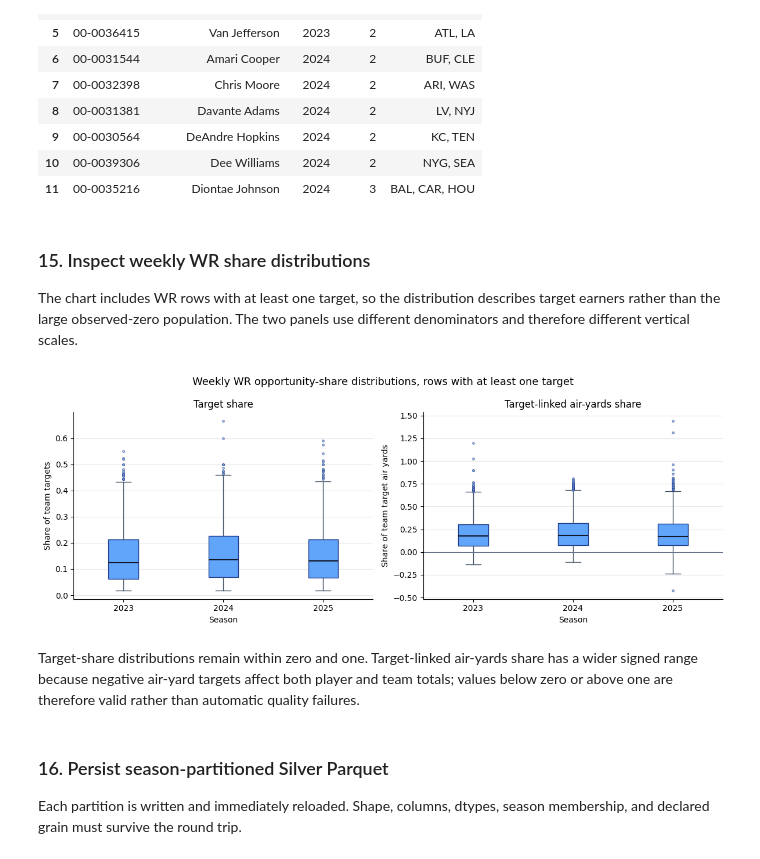
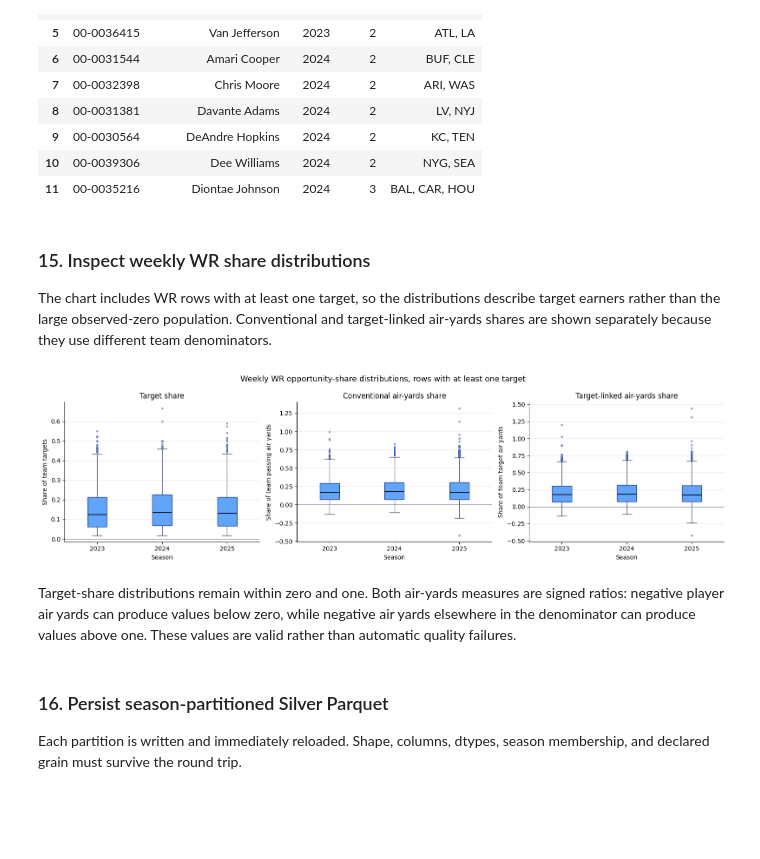
Before and after one commit to ddarby15/nfl-dream-lab-app, a Jupyter notebook: notebooks/silver/04_wr_weekly_facts.ipynb, the cells around one changed output. Drawn from its saved outputs; the diff is of its cells as text; code cells hidden in the pictures; blank space fills up the shorter version.

```diff
--- a/notebooks/silver/04_wr_weekly_facts.ipynb
+++ b/notebooks/silver/04_wr_weekly_facts.ipynb
@@ -486,6 +518,7 @@ A share is null only when its team denominator is zero. Air-yard shares are sign
 # %%
 SHARE_DEFINITIONS = {
     "target_share": ("pbp_targets", "team_targets"),
+    "air_yards_share": ("pbp_target_air_yards", "team_passing_air_yards"),
     "target_air_yards_share": ("pbp_target_air_yards", "team_air_yards"),
     "red_zone_target_share": ("red_zone_targets", "team_red_zone_targets"),
     "goal_line_target_share": ("goal_line_targets", "team_goal_line_targets"),
@@ -526,9 +559,8 @@ bounded_share_columns = [
 for column in bounded_share_columns:
     assert wr_with_team[column].dropna().between(0, 1, inclusive="both").all()
 
-assert np.isfinite(
-    wr_with_team["target_air_yards_share"].dropna().astype("float64")
-).all()
+for column in ["air_yards_share", "target_air_yards_share"]:
+    assert np.isfinite(wr_with_team[column].dropna().astype("float64")).all()
 
 share_behavior_summary = pd.DataFrame(
     [
@@ -580,6 +613,7 @@ WR_WEEK_COLUMNS = [
     *PLAYER_WEEK_COLUMNS,
     *PBP_OPPORTUNITY_COLUMNS,
     *TEAM_DENOMINATOR_COLUMNS,
+    "team_passing_air_yards",
     *SHARE_DEFINITIONS.keys(),
 ]
 
@@ -879,67 +903,60 @@ WR player-seasons with multiple teams: 39
 # %% [markdown]
 ### 15. Inspect weekly WR share distributions
 
-The chart includes WR rows with at least one target, so the distribution describes target earners rather than the large observed-zero population. The two panels use different denominators and therefore different vertical scales.
+The chart includes WR rows with at least one target, so the distributions describe target earners rather than the large observed-zero population. Conventional and target-linked air-yards shares are shown separately because they use different team denominators.
 # %%
 share_plot_population = silver_wr_week.loc[silver_wr_week["pbp_targets"].gt(0)]
 season_order = sorted(share_plot_population["season"].unique())
 
-fig, axes = plt.subplots(1, 2, figsize=(12, 4.5))
+fig, axes = plt.subplots(1, 3, figsize=(16, 4.5))
 
-target_share_values = [
-    share_plot_population.loc[
-        share_plot_population["season"].eq(season), "target_share"
-    ].dropna().astype("float64")
-    for season in season_order
-]
-air_share_values = [
-    share_plot_population.loc[
-        share_plot_population["season"].eq(season), "target_air_yards_share"
-    ].dropna().astype("float64")
-    for season in season_order
+plot_definitions = [
+    ("target_share", "Target share", "Share of team targets"),
+    ("air_yards_share", "Conventional air-yards share", "Share of team passing air yards"),
+    ("target_air_yards_share", "Target-linked air-yards share", "Share of team target air yards"),
 ]
 
 box_style = {
     "patch_artist": True,
     "boxprops": {"facecolor": "#60a5fa", "edgecolor": "#1e3a8a"},
     "medianprops": {"color": "#111827", "linewidth": 1.5},
     "whiskerprops": {"color": "#475569"},
     "capprops": {"color": "#475569"},
     "flierprops": {
         "marker": "o",
         "markersize": 2.5,
         "markerfacecolor": "#93c5fd",
         "markeredgecolor": "#1e3a8a",
         "alpha": 0.55,
     },
 }
 
-axes[0].boxplot(target_share_values, tick_labels=season_order, **box_style)
-axes[0].set_title("Target share")
-axes[0].set_xlabel("Season")
-axes[0].set_ylabel("Share of team targets")
-
-axes[1].boxplot(air_share_values, tick_labels=season_order, **box_style)
-axes[1].axhline(0, color="#64748b", linewidth=0.8)
-axes[1].set_title("Target-linked air-yards share")
-axes[1].set_xlabel("Season")
-axes[1].set_ylabel("Share of team target air yards")
-
-for axis in axes:
+for axis, (column, title, ylabel) in zip(axes, plot_definitions):
+    values = [
+        share_plot_population.loc[
+            share_plot_population["season"].eq(season), column
+        ].dropna().astype("float64")
+        for season in season_order
+    ]
+    axis.boxplot(values, tick_labels=season_order, **box_style)
+    axis.axhline(0, color="#64748b", linewidth=0.8)
+    axis.set_title(title)
+    axis.set_xlabel("Season")
+    axis.set_ylabel(ylabel)
     axis.grid(axis="y", color="#e5e7eb", linewidth=0.8)
     axis.grid(axis="x", visible=False)
     axis.spines[["top", "right"]].set_visible(False)
 
 fig.suptitle(
     "Weekly WR opportunity-share distributions, rows with at least one target",
     fontsize=13,
 )
 fig.tight_layout()
 plt.show()
 # %% [output]
-[figure, old version]
+[figure, new version]
 # %% [markdown]
-Target-share distributions remain within zero and one. Target-linked air-yards share has a wider signed range because negative air-yard targets affect both player and team totals; values below zero or above one are therefore valid rather than automatic quality failures.
+Target-share distributions remain within zero and one. Both air-yards measures are signed ratios: negative player air yards can produce values below zero, while negative air yards elsewhere in the denominator can produce values above one. These values are valid rather than automatic quality failures.
 # %% [markdown]
 ### 16. Persist season-partitioned Silver Parquet
 
```
Also changed, not shown: parts of 14 cells of this notebook, 8 other files.
